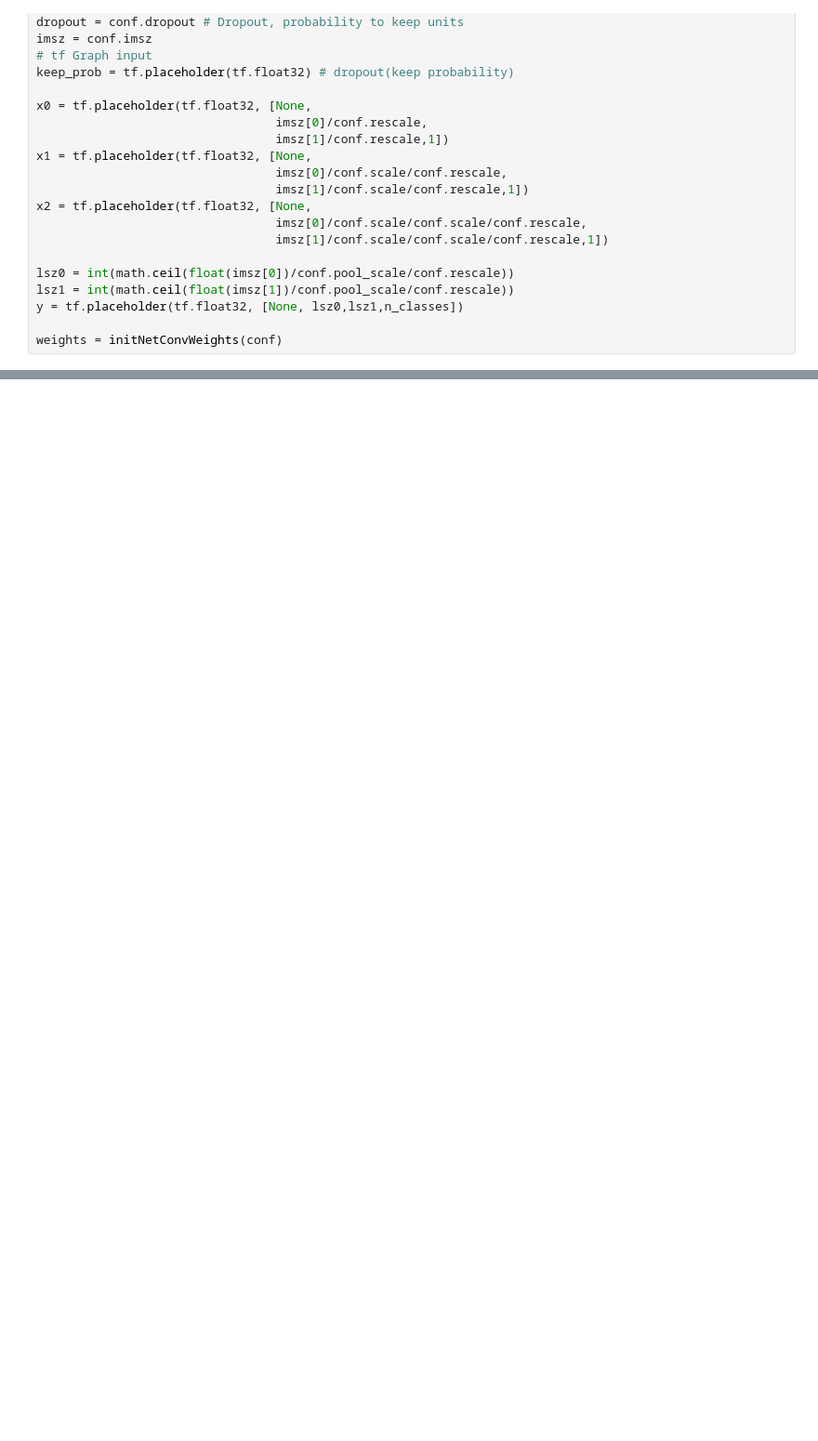
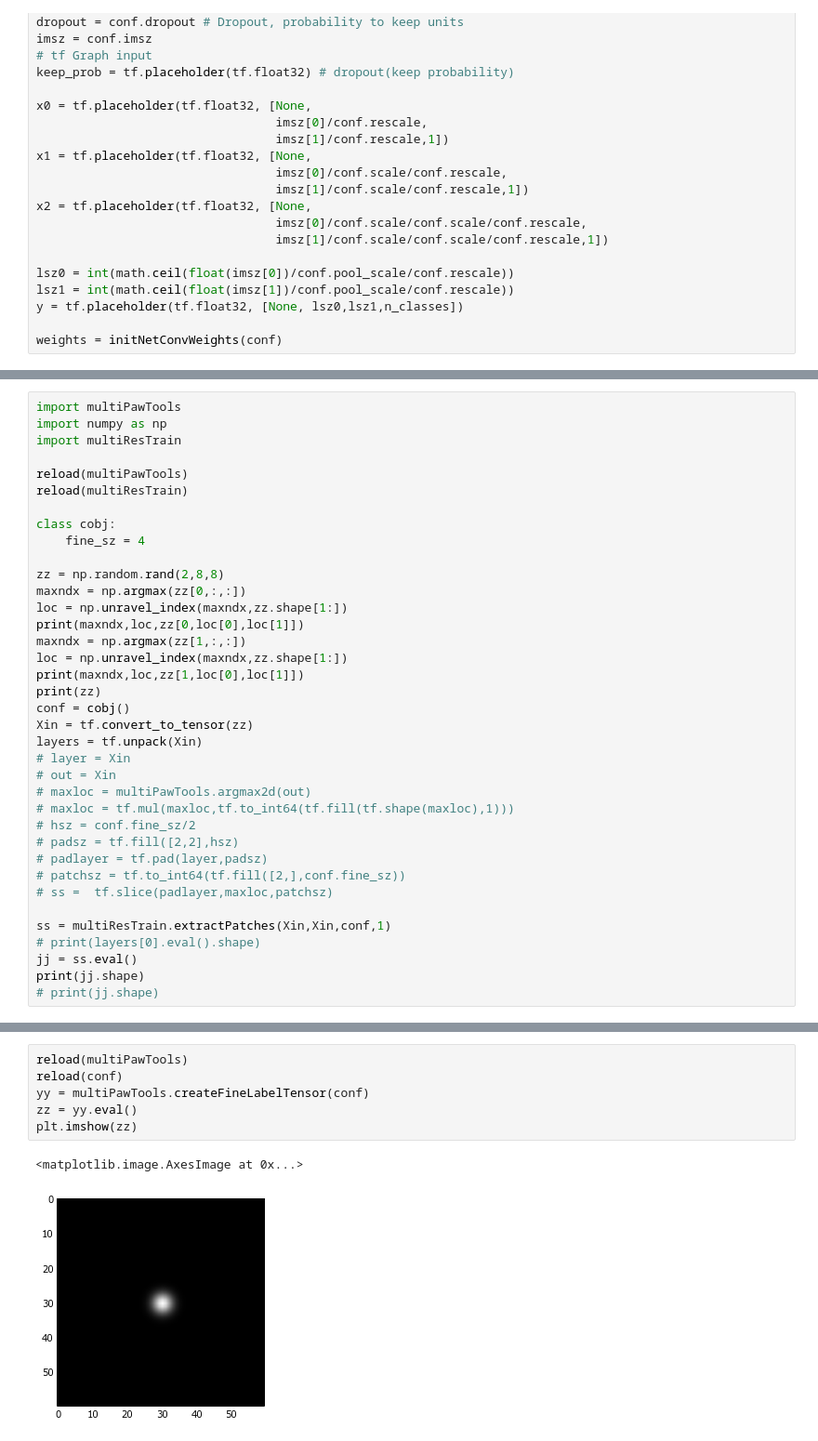
Before and after one commit to mkabra/poseTF, a Jupyter notebook: cellCodeHead.ipynb, the cells around one changed output, grey strips where cells are left out. Shown at 93% size. Saved outputs shown, nothing was run; the diff lists cells and outputs as text; blank space fills up the shorter version.

```diff
--- a/cellCodeHead.ipynb
+++ b/cellCodeHead.ipynb
@@ -333,0 +364,37 @@ print(zz)
+# %%
+import multiPawTools
+import numpy as np
+import multiResTrain
+
+reload(multiPawTools)
+reload(multiResTrain)
+
+class cobj:
+    fine_sz = 4
+
+zz = np.random.rand(2,8,8)
+maxndx = np.argmax(zz[0,:,:])
+loc = np.unravel_index(maxndx,zz.shape[1:])
+print(maxndx,loc,zz[0,loc[0],loc[1]])
+maxndx = np.argmax(zz[1,:,:])
+loc = np.unravel_index(maxndx,zz.shape[1:])
+print(maxndx,loc,zz[1,loc[0],loc[1]])
+print(zz)
+conf = cobj()
+Xin = tf.convert_to_tensor(zz)
+layers = tf.unpack(Xin)
+# layer = Xin
+# out = Xin
+# maxloc = multiPawTools.argmax2d(out)
+# maxloc = tf.mul(maxloc,tf.to_int64(tf.fill(tf.shape(maxloc),1)))
+# hsz = conf.fine_sz/2
+# padsz = tf.fill([2,2],hsz)
+# padlayer = tf.pad(layer,padsz)
+# patchsz = tf.to_int64(tf.fill([2,],conf.fine_sz))
+# ss =  tf.slice(padlayer,maxloc,patchsz)
+
+ss = multiResTrain.extractPatches(Xin,Xin,conf,1)
+# print(layers[0].eval().shape)
+jj = ss.eval()
+print(jj.shape)
+# print(jj.shape)
@@ -333,0 +509,9 @@ print(zz)
+# %%
+reload(multiPawTools)
+reload(conf)
+yy = multiPawTools.createFineLabelTensor(conf)
+zz = yy.eval()
+plt.imshow(zz)
+# %% [output]
+<matplotlib.image.AxesImage at 0x...>
+[figure, added]
```
Also changed, not shown: parts of 42 cells of this notebook, 22 other files.
